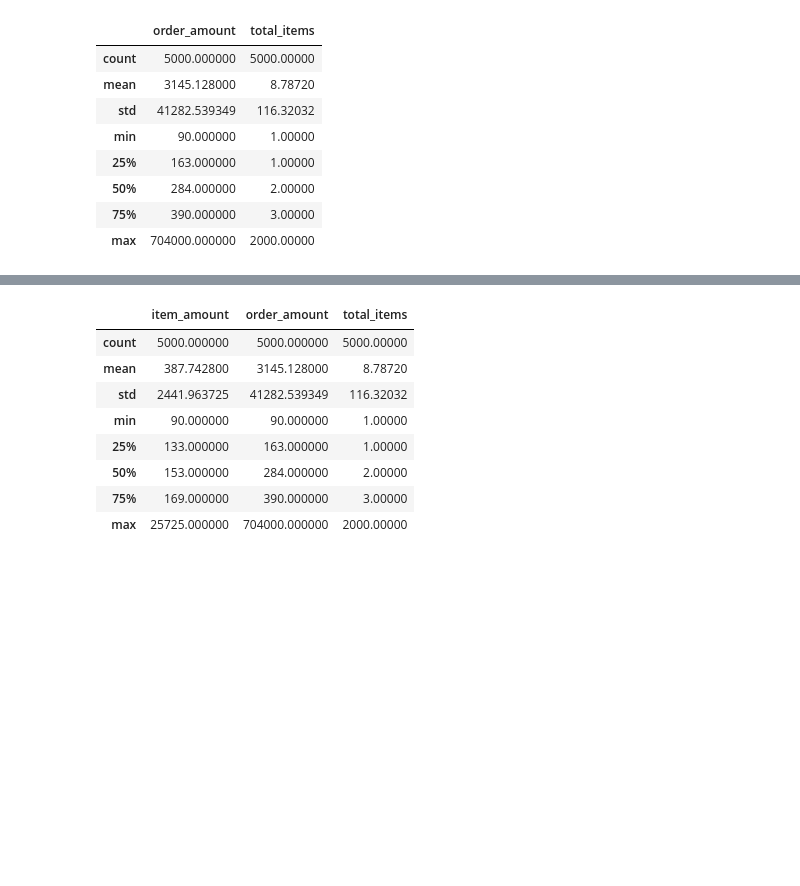
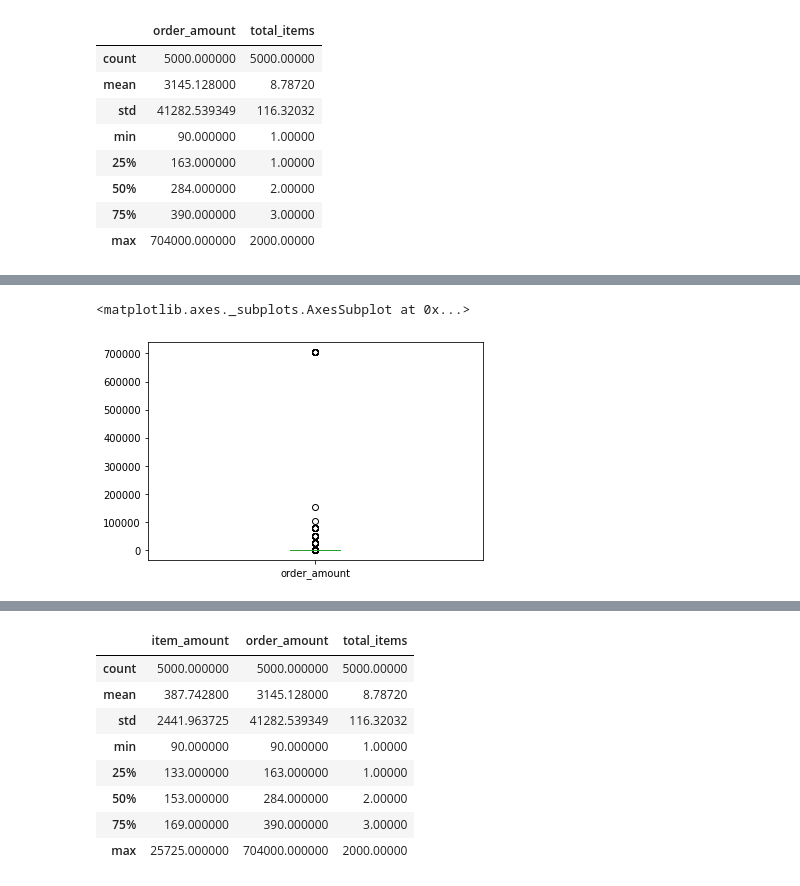
Before and after one commit to ohaanika/challenges, a Jupyter notebook: Shopify_Fall_2020_Data_Science_Intern_Challenge/submission.ipynb, the cells around one changed output, grey strips where cells are left out. Cells and saved outputs as stored; diff of their text form; code cells hidden in the pictures; blank space fills up the shorter version.

```diff
--- a/Shopify_Fall_2020_Data_Science_Intern_Challenge/submission.ipynb
+++ b/Shopify_Fall_2020_Data_Science_Intern_Challenge/submission.ipynb
@@ -87,0 +87,5 @@ sns.distplot(df['order_amount'])
+# %%
+df['order_amount'].plot(kind='box')
+# %% [output]
+<matplotlib.axes._subplots.AxesSubplot at 0x...>
+[figure, added]
```
Also changed, not shown: parts of 15 cells of this notebook.
